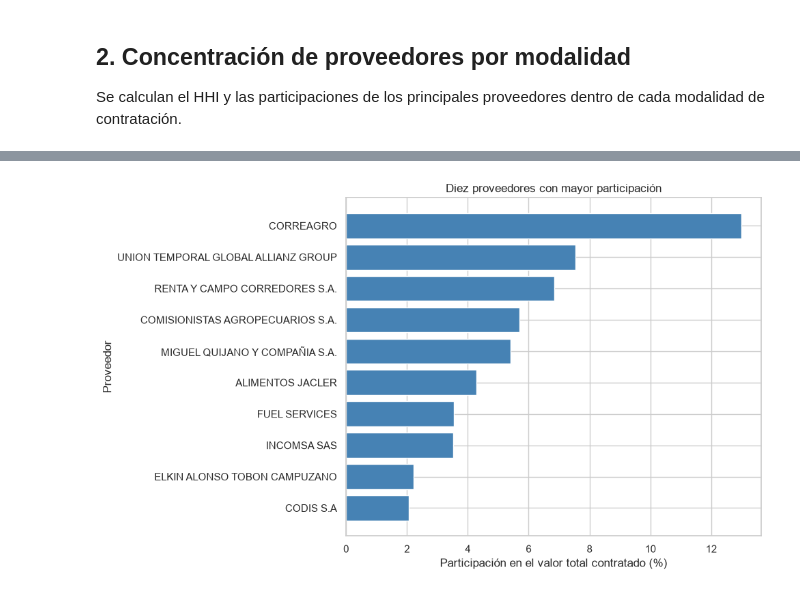
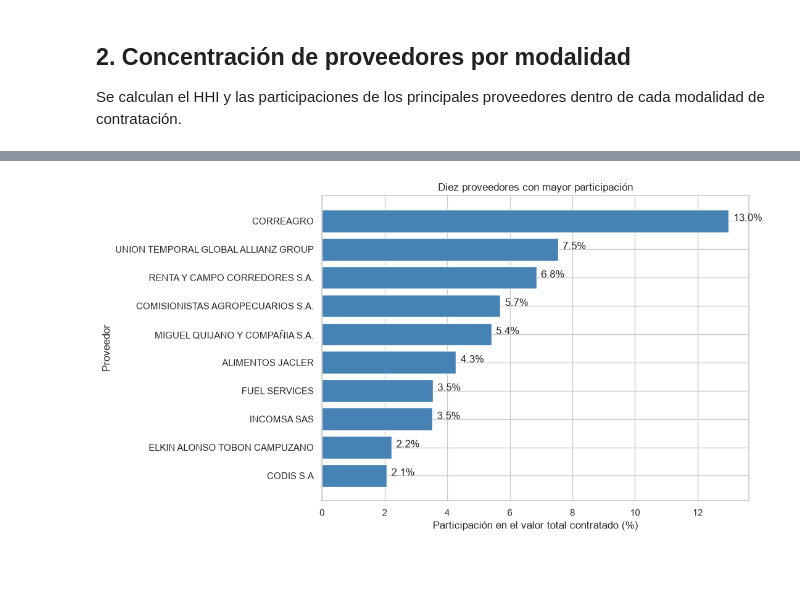
Before and after one commit to andrw4-4/proyecto1-secop-agencia-logistica, a Jupyter notebook: 03-analisis-datos/Pregunta 1 babs análisis de datos.ipynb, the cells around one changed output, grey strips where cells are left out. Saved outputs shown, nothing was run; the diff lists cells and outputs as text; code cells hidden in the pictures; blank space fills up the shorter version.

```diff
--- a/03-analisis-datos/Pregunta 1 babs análisis de datos.ipynb
+++ b/03-analisis-datos/Pregunta 1 babs análisis de datos.ipynb
@@ -190,24 +190,34 @@ resumen_modalidades[
 # %%
 # Gráfico de los 10 proveedores con mayor participación
 
 top10 = proveedores.head(10).sort_values(
     "participacion",
     ascending=True
 )
 
-plt.figure(figsize=(10, 6))
+porcentajes = top10["participacion"] * 100
+
+plt.figure(figsize=(11, 6))
 
 plt.barh(
     top10["proveedor"],
-    top10["participacion"] * 100,
+    porcentajes,
     color="steelblue"
 )
+
+# Mostrar el porcentaje en cada barra
+for posicion, porcentaje in enumerate(porcentajes):
+    plt.text(
+        porcentaje + 0.15,
+        posicion,
+        f"{porcentaje:.1f}%"
+    )
 
 plt.xlabel("Participación en el valor total contratado (%)")
 plt.ylabel("Proveedor")
 plt.title("Diez proveedores con mayor participación")
 
 plt.tight_layout()
 plt.show()
 # %% [output]
-[figure, old version]
+[figure, new version]
```
